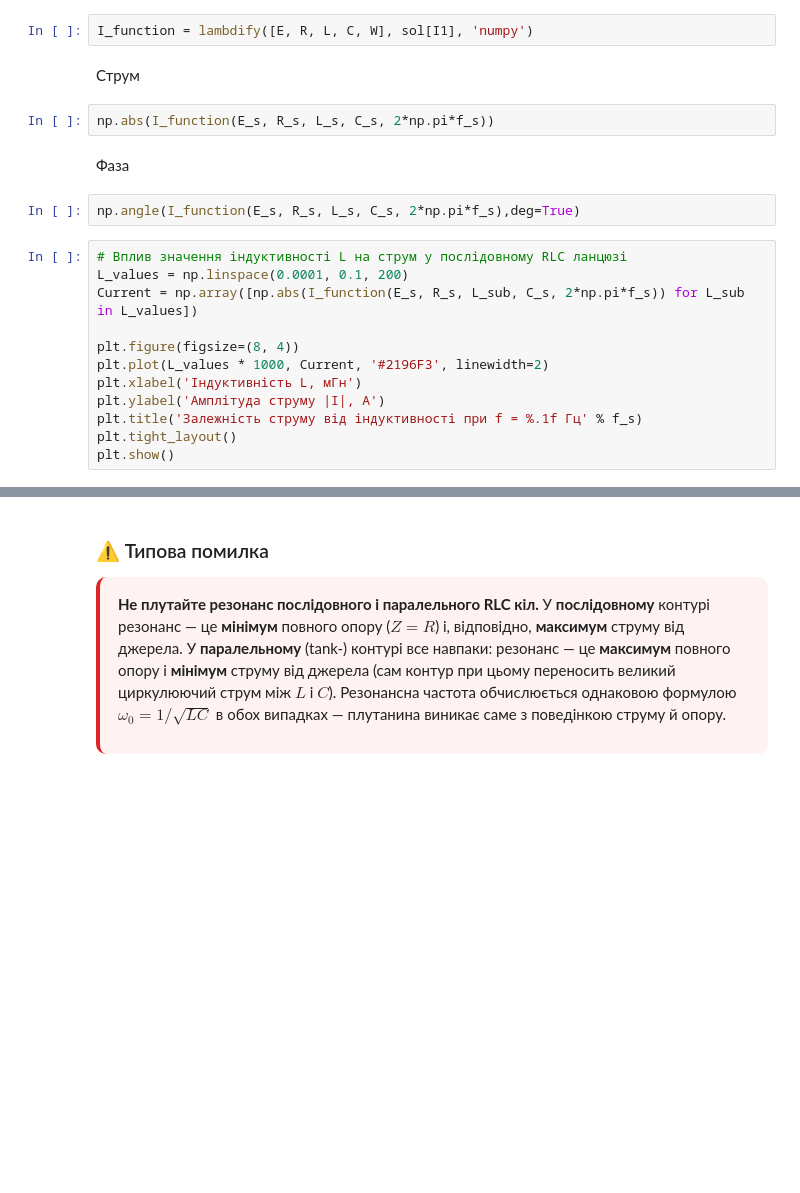
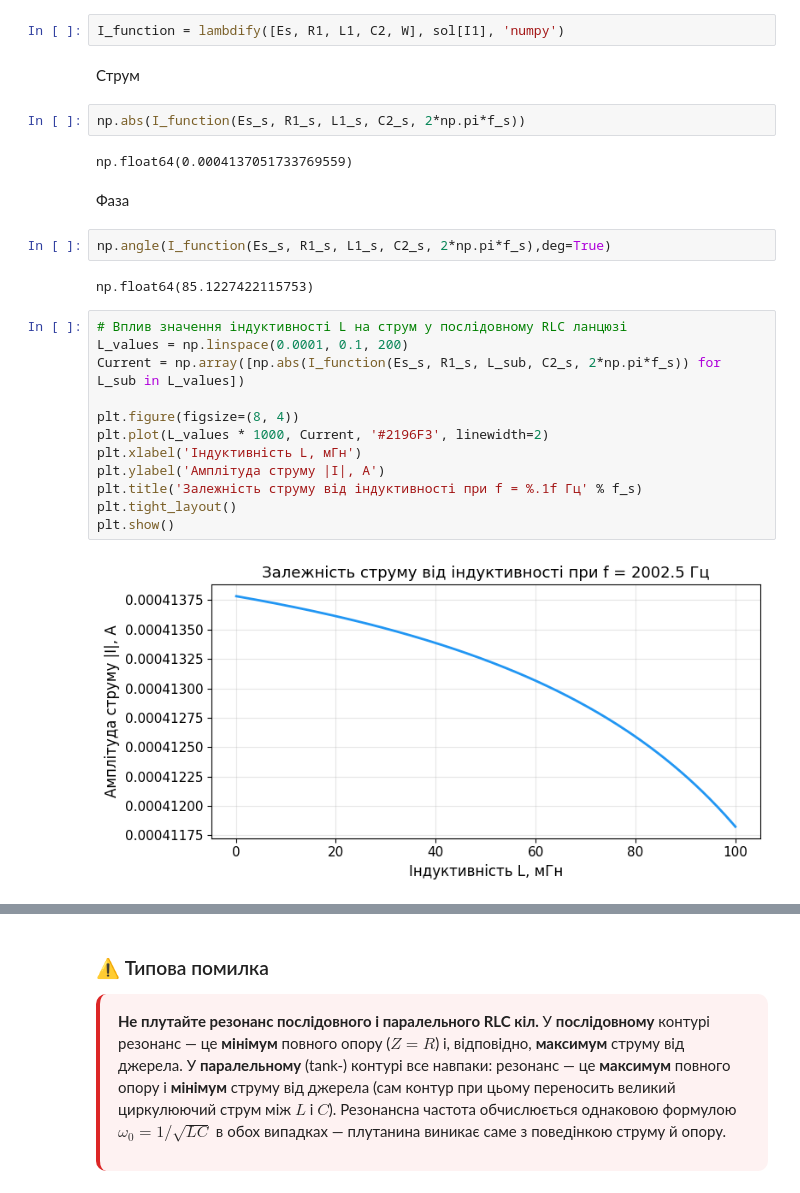
Before and after one commit to vim4all/Lectures_Basics_of_radio_electronics_in_Ukrainian, a Jupyter notebook: Основи радіотехніки_1_частина.ipynb, the cells around one changed output, grey strips where cells are left out. Saved outputs shown, nothing was run; the diff lists cells and outputs as text; blank space fills up the shorter version.

```diff
--- a/Основи радіотехніки_1_частина.ipynb
+++ b/Основи радіотехніки_1_частина.ipynb
@@ -1434,27 +1488,33 @@ smp.simplify(sol)
 # %% [markdown]
 Реалізуємо у  вигляді функції
 # %%
-I_function = lambdify([E, R, L, C, W], sol[I1], 'numpy')
+I_function = lambdify([Es, R1, L1, C2, W], sol[I1], 'numpy')
 # %% [markdown]
 Струм
 # %%
-np.abs(I_function(E_s, R_s, L_s, C_s, 2*np.pi*f_s))
+np.abs(I_function(Es_s, R1_s, L1_s, C2_s, 2*np.pi*f_s))
+# %% [output]
+np.float64(0.0004137051733769559)
 # %% [markdown]
 Фаза
 # %%
-np.angle(I_function(E_s, R_s, L_s, C_s, 2*np.pi*f_s),deg=True)
+np.angle(I_function(Es_s, R1_s, L1_s, C2_s, 2*np.pi*f_s),deg=True)
+# %% [output]
+np.float64(85.1227422115753)
 # %%
 # Вплив значення індуктивності L на струм у послідовному RLC ланцюзі
 L_values = np.linspace(0.0001, 0.1, 200)
-Current = np.array([np.abs(I_function(E_s, R_s, L_sub, C_s, 2*np.pi*f_s)) for L_sub in L_values])
+Current = np.array([np.abs(I_function(Es_s, R1_s, L_sub, C2_s, 2*np.pi*f_s)) for L_sub in L_values])
 
 plt.figure(figsize=(8, 4))
 plt.plot(L_values * 1000, Current, '#2196F3', linewidth=2)
 plt.xlabel('Індуктивність L, мГн')
 plt.ylabel('Амплітуда струму |I|, А')
 plt.title('Залежність струму від індуктивності при f = %.1f Гц' % f_s)
 plt.tight_layout()
 plt.show()
+# %% [output]
+[figure, added]
 # %%
 # Інтерактивна АЧХ/ФЧХ: послідовний RLC ланцюг
 def bode_rlc_interactive(R=100.0, L_mH=10.0, C_nF=33.0):
```
Also changed, not shown: parts of 45 cells of this notebook, 1 other file.
